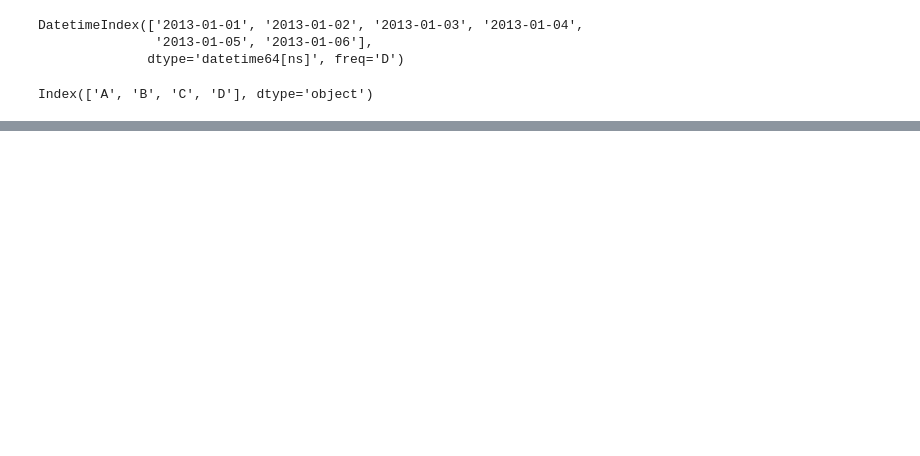
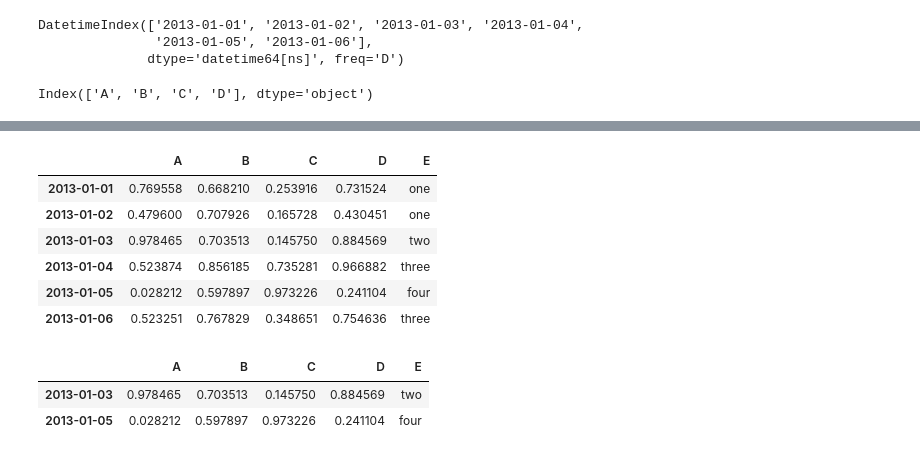
Before and after one commit to misterio33/Learning, a Jupyter notebook: ML_Cource/Lesson_1_pandas/10_minutes_to_pandas.ipynb, the cells around one changed output, grey strips where cells are left out. Drawn from its saved outputs; the diff is of its cells as text; code cells hidden in the pictures; blank space fills up the shorter version.

```diff
--- a/ML_Cource/Lesson_1_pandas/10_minutes_to_pandas.ipynb
+++ b/ML_Cource/Lesson_1_pandas/10_minutes_to_pandas.ipynb
@@ -91,0 +272,18 @@ array([[0.5093801 , 0.8995245 , 0.67450091, 0.48207216],
+# %%
+df2 = df.copy()
+df2['E'] = ['one', 'one', 'two', 'three', 'four', 'three']
+df2
+# %% [output]
+|  | A | B | C | D | E |
+| 2013-01-01 | 0.769558 | 0.668210 | 0.253916 | 0.731524 | one |
+| 2013-01-02 | 0.479600 | 0.707926 | 0.165728 | 0.430451 | one |
+| 2013-01-03 | 0.978465 | 0.703513 | 0.145750 | 0.884569 | two |
+| 2013-01-04 | 0.523874 | 0.856185 | 0.735281 | 0.966882 | three |
+| 2013-01-05 | 0.028212 | 0.597897 | 0.973226 | 0.241104 | four |
+| 2013-01-06 | 0.523251 | 0.767829 | 0.348651 | 0.754636 | three |
+# %%
+df2[df2['E'].isin(['two','four'])]
+# %% [output]
+|  | A | B | C | D | E |
+| 2013-01-03 | 0.978465 | 0.703513 | 0.145750 | 0.884569 | two |
+| 2013-01-05 | 0.028212 | 0.597897 | 0.973226 | 0.241104 | four |
```
Also changed, not shown: parts of 39 cells of this notebook.
